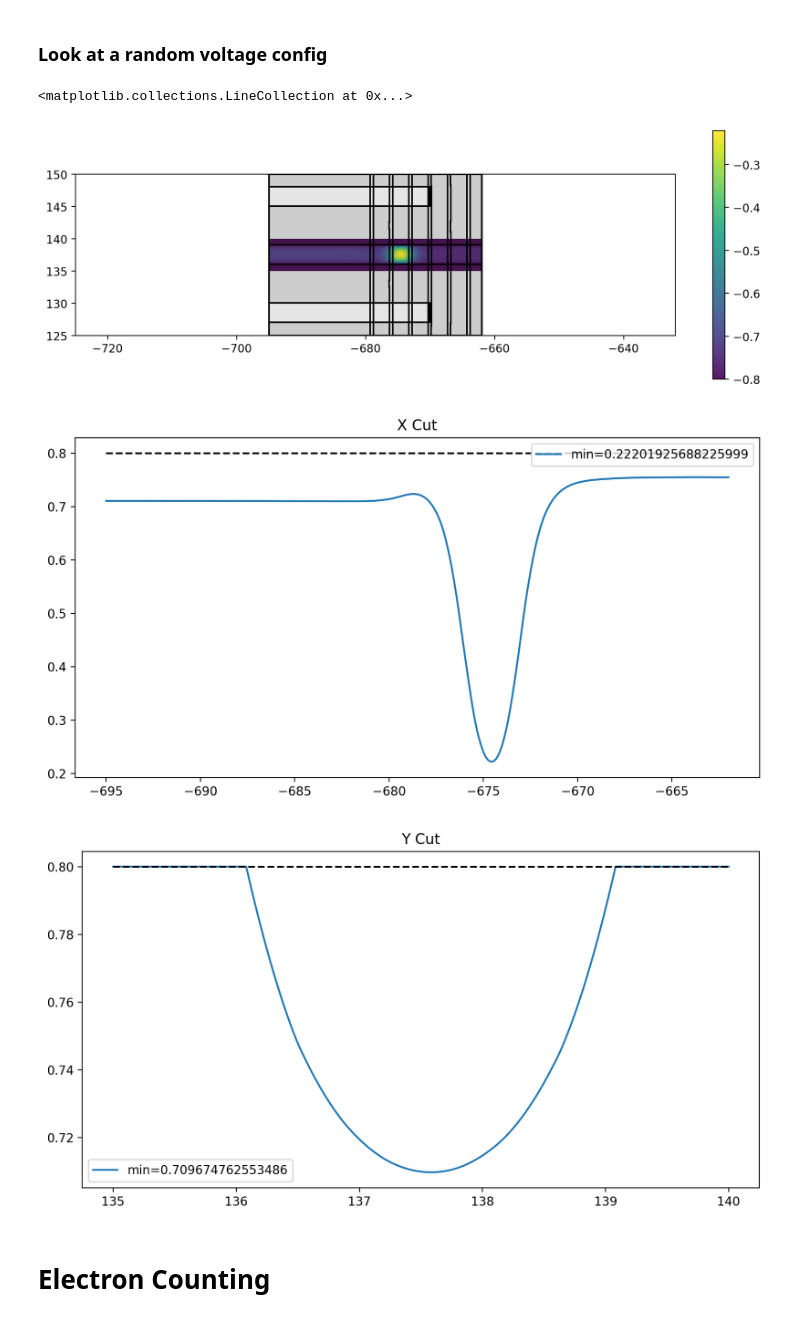
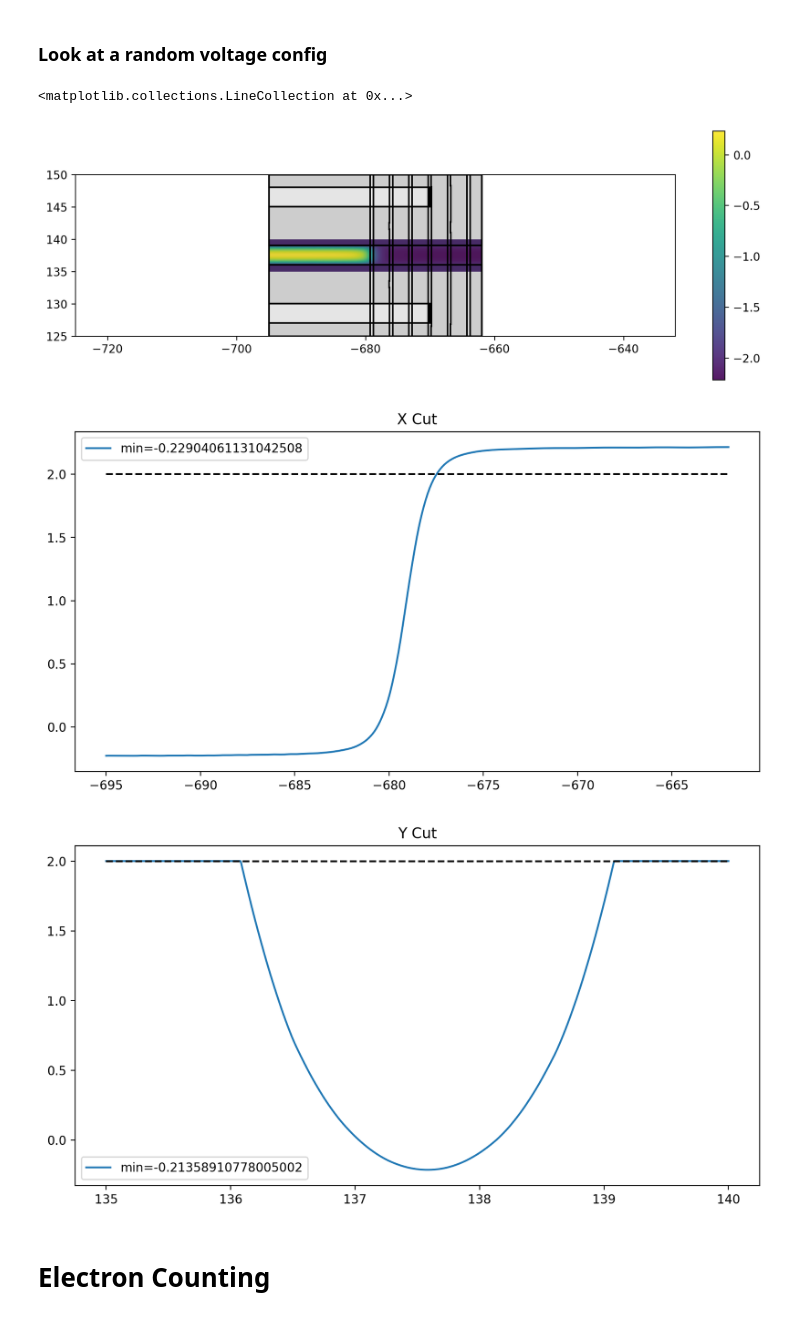
Before and after one commit to eelyon/LyonLabCodebase, a Jupyter notebook: femSims/SandiaCCD/FEMAnalysis.ipynb, the cells around one changed output. Cells and saved outputs as stored; diff of their text form; code cells hidden in the pictures.

```diff
--- a/femSims/SandiaCCD/FEMAnalysis.ipynb
+++ b/femSims/SandiaCCD/FEMAnalysis.ipynb
@@ -259,37 +259,37 @@ for k,v in voltages.items():
 ### Look at a random voltage config
 # %%
 voltages = {
-    'CCD3':-0.7,
-    'CCD2':-0.7,
-    'CCD1':-0.7,
-    'DR3':-0.7,
-    'DR2':0.8,
-    'Dr1':-0.7,
-    'Reservoir':-0.6,
-    'TopMetal':-0.8,
+    'CCD3':-2.5,
+    'CCD2':-2.5,
+    'CCD1':-2.5,
+    'DR3':-2.5,
+    'DR2':-2.5,
+    'Dr1':-2.5,
+    'Reservoir':3,
+    'TopMetal':-2,
 }
 x,y,z = ph.potential(p,voltages)
 
 plot_gates_potential(x,y,z)
 
 # Take a line cut along the middle and adda dashed line at the top ground plane potential
 plt.figure(figsize=(10,5))
 plt.title('X Cut')
 plt.plot(x,-z[:,yCenter],label="min={}".format(min(-z[:,yCenter])))
 plt.legend()
 plt.hlines(-voltages['TopMetal'],x[0],x[-1],'k','--')
 
 # Take a line cut along the middle and adda dashed line at the top ground plane potential
 plt.figure(figsize=(10,5))
 plt.title('Y Cut')
 plt.plot(y,-z[xCenter-50,:],label="min={}".format(min(-z[xCenter-50,:])))
 plt.legend()
 plt.hlines(-voltages['TopMetal'],y[0],y[-1],'k','--')
 # %% [output]
 <matplotlib.collections.LineCollection at 0x...>
-[figure, old version]
+[figure, new version]
-[figure, old version]
+[figure, new version]
-[figure, old version]
+[figure, new version]
 # %% [markdown]
 # Electron Counting
 # %%
```
Also changed, not shown: 2 other files.
